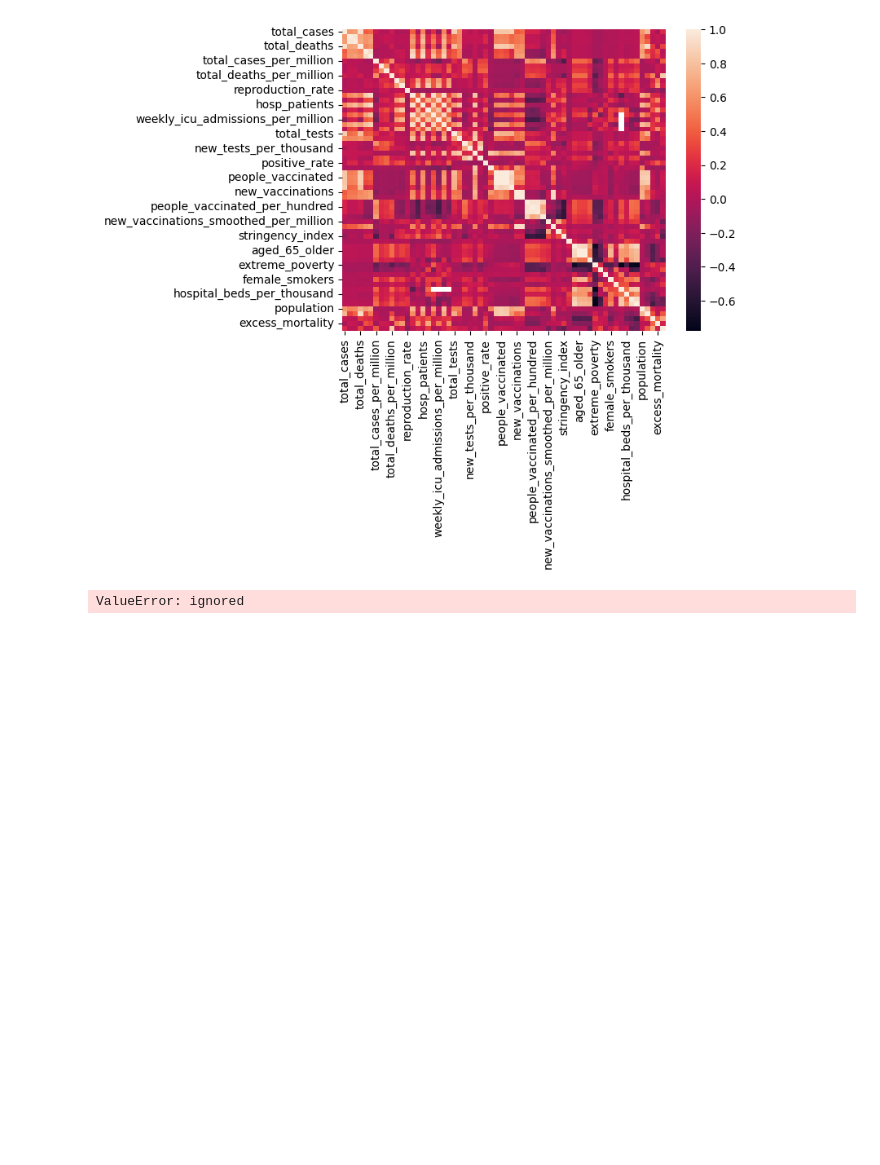
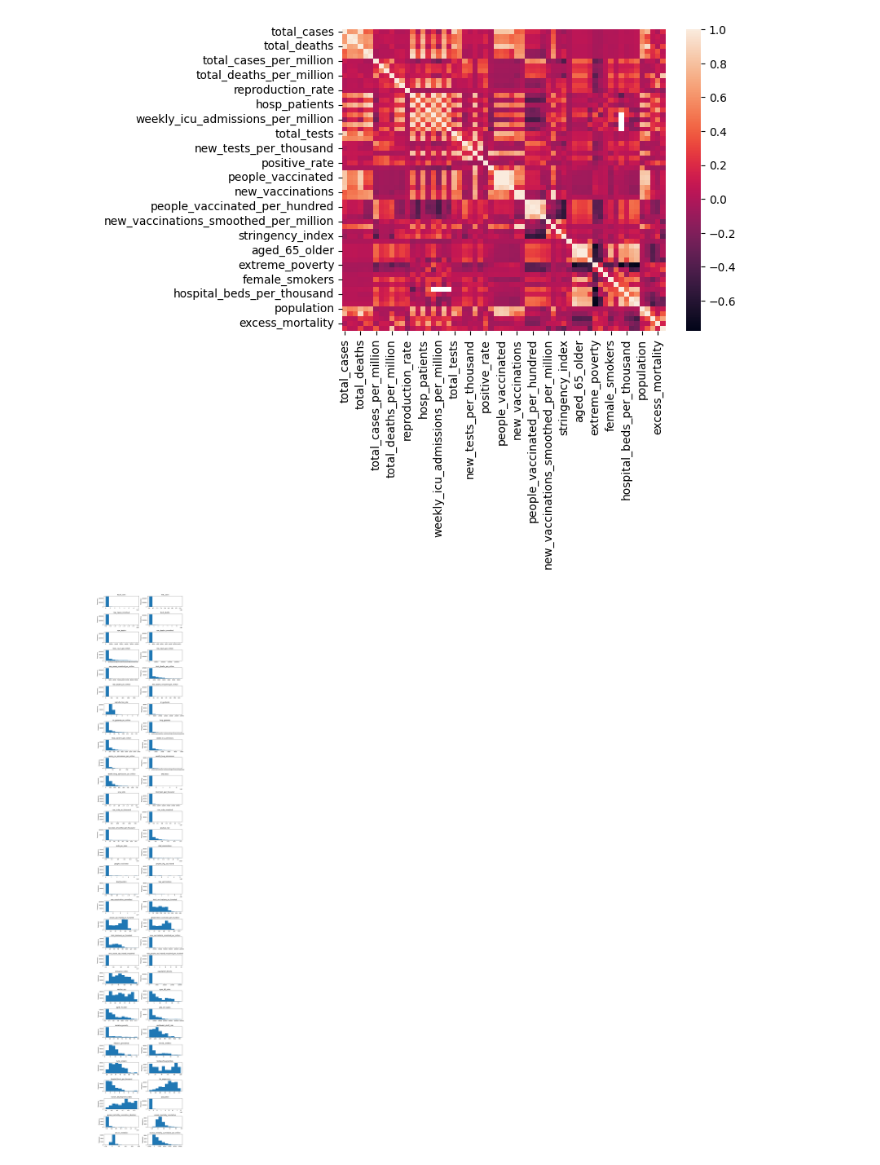
Before and after one commit to webstarO/Covid-Dataset, a Jupyter notebook: CovidEDA.ipynb, the cells around one changed output. Cells and saved outputs as stored; diff of their text form; code cells hidden in the pictures; blank space fills up the shorter version.

```diff
--- a/CovidEDA.ipynb
+++ b/CovidEDA.ipynb
@@ -158,17 +157,3 @@ features = ['total_cases', 'new_cases', 'new_cases_smoothed', 'total_cases_per_m
             'new_deaths_per_million', 'new_deaths_smoothed_per_million', 'icu_patients',
             'icu_patients_per_million', 'hosp_patients', 'hosp_patients_per_million',
             'weekly_icu_admissions', 'weekly_icu_admissions_per_million', 'weekly_hosp_admissions']
-# %%
-# Drop the samples with missing values
-df.dropna(inplace=True)
-
-# Split the data into training and testing sets
-X_train, X_test, y_train, y_test = train_test_split(df.drop('total_deaths', axis=1), df['total_deaths'], test_size=0.3, random_state=42)
-
-# Train the model on the training data
-model.fit(X_train, y_train)
-
-# Make predictions on the testing data
-y_pred = model.predict(X_test)
-# %% [output]
-ValueError: ignored
@@ -174,0 +167,28 @@ ValueError: ignored
+# %%
+def plot_hist(df):
+    # Selecting numerical features, this is not required as all features
+    # are numerical
+    cols = (
+        df
+        .select_dtypes(include=[int, float])
+        .columns
+    )
+
+    ncols = 2
+    # Determining how many rows will be required based on the number of features
+    # that are available; this process is agile and won't require modifications
+    # if new features will be added
+    nrows = np.ceil(len(cols) / ncols).astype(int)
+    # The more features there are available the larger the figure will become
+    vertical_figsize = 2 * nrows
+
+    axs = plt.subplots(nrows, ncols, figsize=[10, vertical_figsize])[1].flatten()
+
+    for col, ax in zip(cols, axs):
+        df[col].plot.hist(title=col, ax=ax)
+    plt.tight_layout()
+    plt.show()
+# %%
+plot_hist(df)
+# %% [output]
+[figure, added]
```
Also changed, not shown: parts of 3 cells of this notebook.
